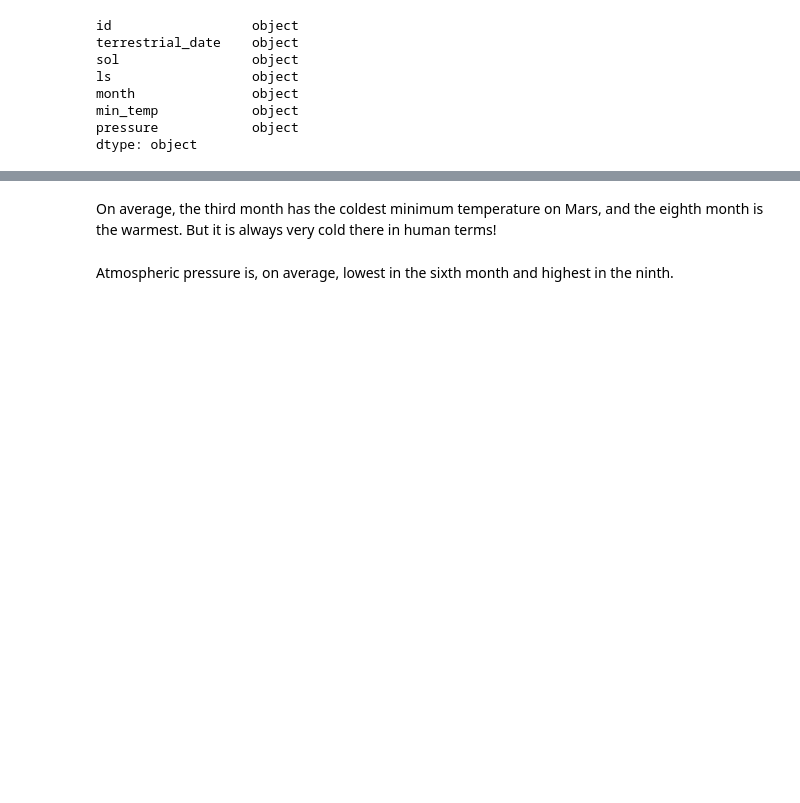
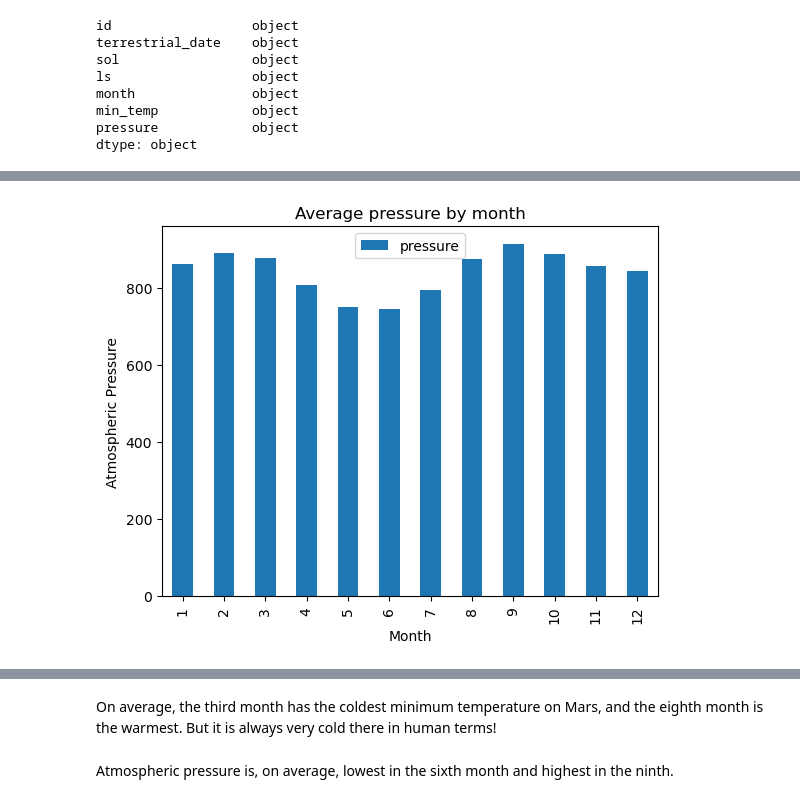
Before and after one commit to TonysTinyToes/Web_scraping_challenge, a Jupyter notebook: part_2_mars_weather.ipynb, the cells around one changed output, grey strips where cells are left out. Drawn from its saved outputs; the diff is of its cells as text; code cells hidden in the pictures; blank space fills up the shorter version.

```diff
--- a/part_2_mars_weather.ipynb
+++ b/part_2_mars_weather.ipynb
@@ -172,0 +202,11 @@ Name: pressure, dtype: float64
+# %%
+# 4. Average pressure by Martian month
+avg_pressure = df.groupby('month')['pressure'].mean()
+
+# Convert to a dataframe
+avg_pressure = pd.DataFrame(avg_pressure)
+
+# Change the month index to an integer and sort in ascending order
+avg_pressure.index = avg_pressure.index.astype(int)
+avg_pressure.sort_index(inplace=True)
+avg_pressure
@@ -172,0 +228,11 @@ Name: pressure, dtype: float64
+# %%
+# Plot the average pressure by month
+avg_pressure.plot(kind='bar')
+
+plt.title('Average pressure by month')
+plt.xlabel('Month')
+plt.ylabel('Atmospheric Pressure')
+
+plt.show()
+# %% [output]
+[figure, added]
```
Also changed, not shown: parts of 28 cells of this notebook, 2 other files.
